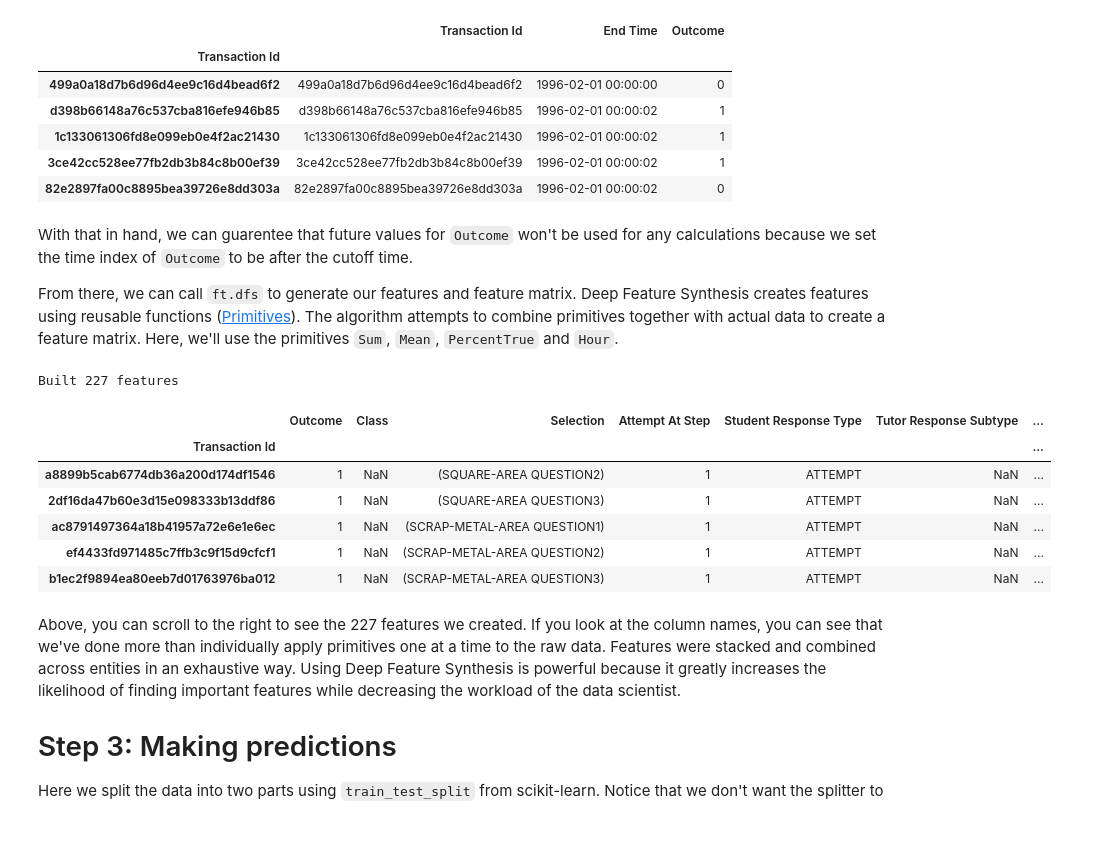
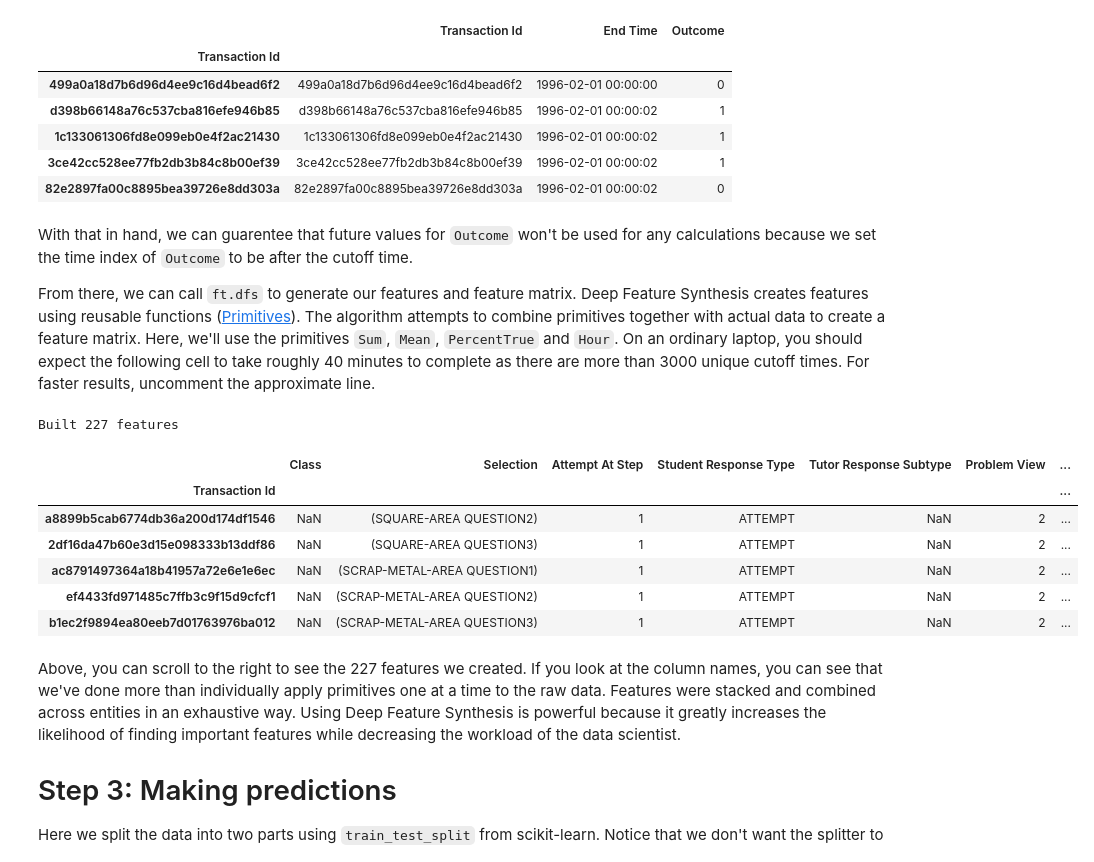
Before and after one commit to alteryx/predict-correct-answer, a Jupyter notebook: Demo - DataShop.ipynb, the cells around one changed output. Cells and saved outputs as stored; diff of their text form; code cells hidden in the pictures; blank space fills up the shorter version.

Commit message:
No approximate on dfs

```diff
--- a/Demo - DataShop.ipynb
+++ b/Demo - DataShop.ipynb
@@ -101,42 +101,42 @@ cutoff_times.head()
 # %% [markdown]
 With that in hand, we can guarentee that future values for `Outcome` won't be used for any calculations because we set the time index of `Outcome` to be after the cutoff time.
 
-From there, we can call `ft.dfs` to generate our features and feature matrix. Deep Feature Synthesis creates features using reusable functions ([Primitives](https://docs.featuretools.com/automated_feature_engineering/primitives.html)). The algorithm attempts to combine primitives together with actual data to create a feature matrix. Here, we'll use the primitives `Sum`, `Mean`, `PercentTrue` and `Hour`.
+From there, we can call `ft.dfs` to generate our features and feature matrix. Deep Feature Synthesis creates features using reusable functions ([Primitives](https://docs.featuretools.com/automated_feature_engineering/primitives.html)). The algorithm attempts to combine primitives together with actual data to create a feature matrix. Here, we'll use the primitives `Sum`, `Mean`, `PercentTrue` and `Hour`. On an ordinary laptop, you should expect the following cell to take roughly 40 minutes to complete as there are more than 3000 unique cutoff times. For faster results, uncomment the approximate line.
 # %%
 import featuretools as ft
 from featuretools.primitives import Sum, Mean, Hour, PercentTrue
 from featuretools.selection import remove_low_information_features
 
 import pandas as pd
 pd.options.display.max_columns = 500
 
 fm, features = ft.dfs(entityset=es,
                       target_entity='transactions',
                       agg_primitives=[Sum, Mean, PercentTrue],
                       trans_primitives=[Hour],
                       max_depth=3,
-                      approximate='2m',
-                      cutoff_time=cutoff_times,
+                      # approximate='2m',
+                      cutoff_time=cutoff_times[1000:],
                       verbose=True)
 
 # Encode the feature matrix using One-Hot encoding
 fm_enc, f_enc = ft.encode_features(fm, features)
 fm_enc = fm_enc.fillna(0)
 fm_enc = remove_low_information_features(fm_enc)
 
 # Pop the label
 label = fm_enc.pop('Outcome')
 
 fm.tail()
 # %% [output]
 Built 227 features
-|  | Outcome | Class | Selection | Attempt At Step | Student Response Type | Tutor Response Subtype | ... |
+|  | Class | Selection | Attempt At Step | Student Response Type | Tutor Response Subtype | Problem View | ... |
 | Transaction Id |  |  |  |  |  |  | ... |
-| a8899b5cab6774db36a200d174df1546 | 1 | NaN | (SQUARE-AREA QUESTION2) | 1 | ATTEMPT | NaN | ... |
-| 2df16da47b60e3d15e098333b13ddf86 | 1 | NaN | (SQUARE-AREA QUESTION3) | 1 | ATTEMPT | NaN | ... |
-| ac8791497364a18b41957a72e6e1e6ec | 1 | NaN | (SCRAP-METAL-AREA QUESTION1) | 1 | ATTEMPT | NaN | ... |
-| ef4433fd971485c7ffb3c9f15d9cfcf1 | 1 | NaN | (SCRAP-METAL-AREA QUESTION2) | 1 | ATTEMPT | NaN | ... |
-| b1ec2f9894ea80eeb7d01763976ba012 | 1 | NaN | (SCRAP-METAL-AREA QUESTION3) | 1 | ATTEMPT | NaN | ... |
+| a8899b5cab6774db36a200d174df1546 | NaN | (SQUARE-AREA QUESTION2) | 1 | ATTEMPT | NaN | 2 | ... |
+| 2df16da47b60e3d15e098333b13ddf86 | NaN | (SQUARE-AREA QUESTION3) | 1 | ATTEMPT | NaN | 2 | ... |
+| ac8791497364a18b41957a72e6e1e6ec | NaN | (SCRAP-METAL-AREA QUESTION1) | 1 | ATTEMPT | NaN | 2 | ... |
+| ef4433fd971485c7ffb3c9f15d9cfcf1 | NaN | (SCRAP-METAL-AREA QUESTION2) | 1 | ATTEMPT | NaN | 2 | ... |
+| b1ec2f9894ea80eeb7d01763976ba012 | NaN | (SCRAP-METAL-AREA QUESTION3) | 1 | ATTEMPT | NaN | 2 | ... |
 # %% [markdown]
 Above, you can scroll to the right to see the 227 features we created. If you look at the column names, you can see that we've done more than individually apply primitives one at a time to the raw data. Features were stacked and combined across entities in an exhaustive way. Using Deep Feature Synthesis is powerful because it greatly increases the likelihood of finding important features while decreasing the workload of the data scientist.
 
```
Also changed, not shown: parts of 13 cells of this notebook, 2 other files.
